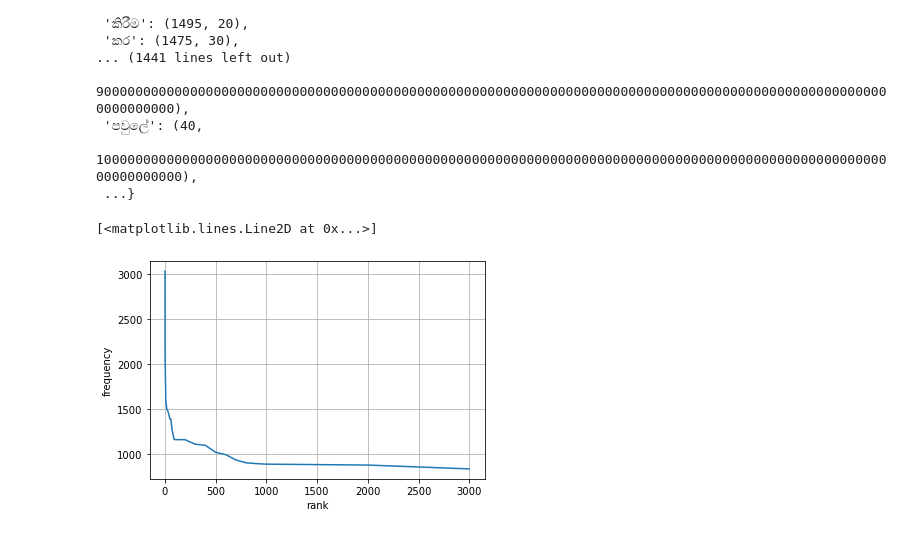
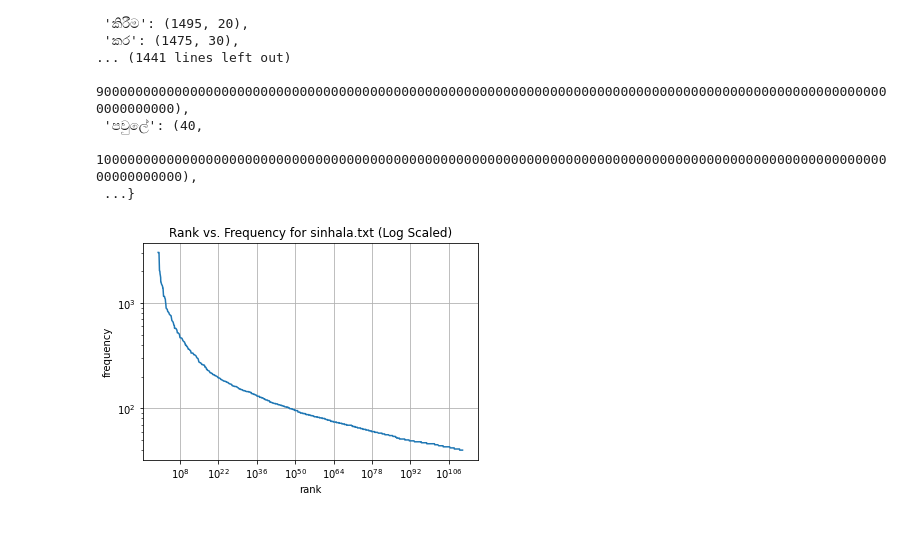
Before and after one commit to tsj1992/CS5616-NLP-A1, a Jupyter notebook: CS5616 - NLP - A1 - freq calculation - SINHALA.ipynb, the cells around one changed output. Drawn from its saved outputs; the diff is of its cells as text; code cells hidden in the pictures.

```diff
--- a/CS5616 - NLP - A1 - freq calculation - SINHALA.ipynb
+++ b/CS5616 - NLP - A1 - freq calculation - SINHALA.ipynb
@@ -204,8 +204,11 @@ import matplotlib.pyplot as plt
 # %%
 plt.xlabel('rank')
 plt.ylabel('frequency')
+plt.yscale('log')
+plt.xscale('log')
 plt.grid(True)
-plt.plot(ranks[:30], freqs[:30])
+plt.title('Rank vs. Frequency for sinhala.txt (Log Scaled)')
+plt.plot(ranks[:1000], freqs[:1000])
+plt.show()
 # %% [output]
-[<matplotlib.lines.Line2D at 0x...>]
-[figure, old version]
+[figure, new version]
```
Also changed, not shown: parts of 1 cell of this notebook, 3 other files.
